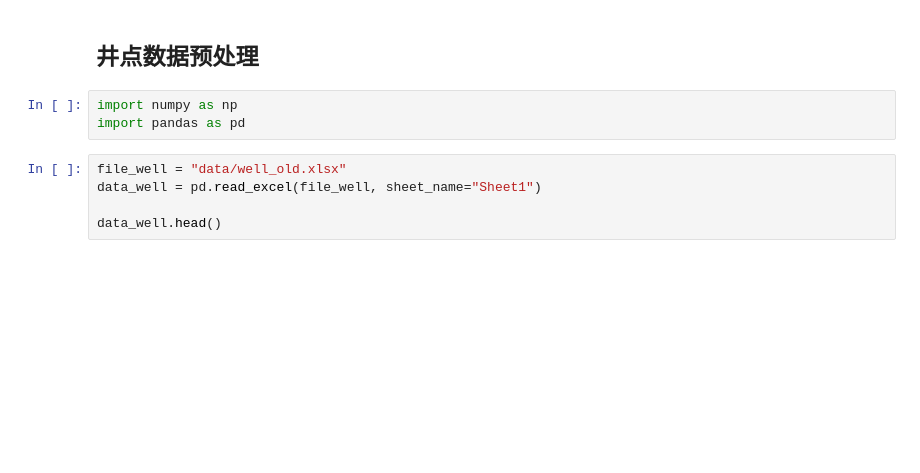
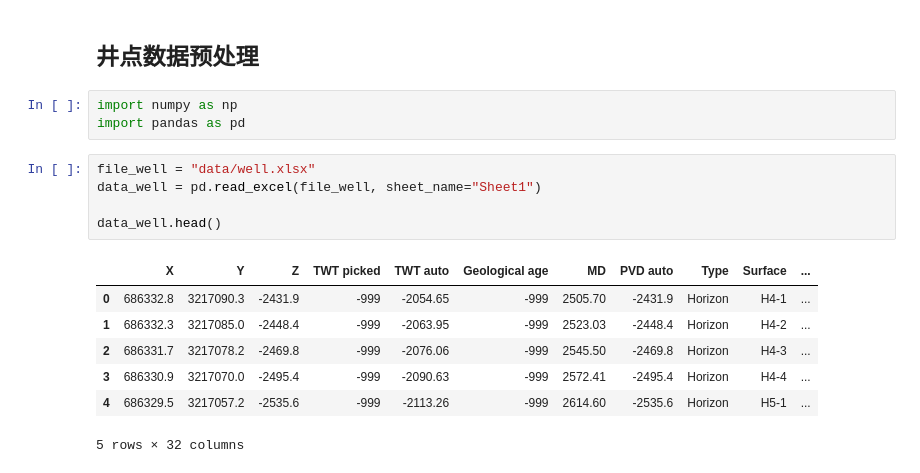
Before and after one commit to oimero/attribute_fusion, a Jupyter notebook: well_data_preprocess.ipynb, the cells around one changed output. Cells and saved outputs as stored; diff of their text form; blank space fills up the shorter version.

```diff
--- a/well_data_preprocess.ipynb
+++ b/well_data_preprocess.ipynb
@@ -4,10 +4,18 @@
 import numpy as np
 import pandas as pd
 # %%
-file_well = "data/well_old.xlsx"
+file_well = "data/well.xlsx"
 data_well = pd.read_excel(file_well, sheet_name="Sheet1")
 
 data_well.head()
+# %% [output]
+|  | X | Y | Z | TWT picked | TWT auto | Geological age | MD | PVD auto | Type | Surface | ... |
+| 0 | 686332.8 | 3217090.3 | -2431.9 | -999 | -2054.65 | -999 | 2505.70 | -2431.9 | Horizon | H4-1 | ... |
+| 1 | 686332.3 | 3217085.0 | -2448.4 | -999 | -2063.95 | -999 | 2523.03 | -2448.4 | Horizon | H4-2 | ... |
+| 2 | 686331.7 | 3217078.2 | -2469.8 | -999 | -2076.06 | -999 | 2545.50 | -2469.8 | Horizon | H4-3 | ... |
+| 3 | 686330.9 | 3217070.0 | -2495.4 | -999 | -2090.63 | -999 | 2572.41 | -2495.4 | Horizon | H4-4 | ... |
+| 4 | 686329.5 | 3217057.2 | -2535.6 | -999 | -2113.26 | -999 | 2614.60 | -2535.6 | Horizon | H5-1 | ... |
+5 rows × 32 columns
 # %%
 # 只保留excel的A~C, J, K, AB~AR列
 # 获取所有列名
```
Also changed, not shown: parts of 2 cells of this notebook, 5 other files.
